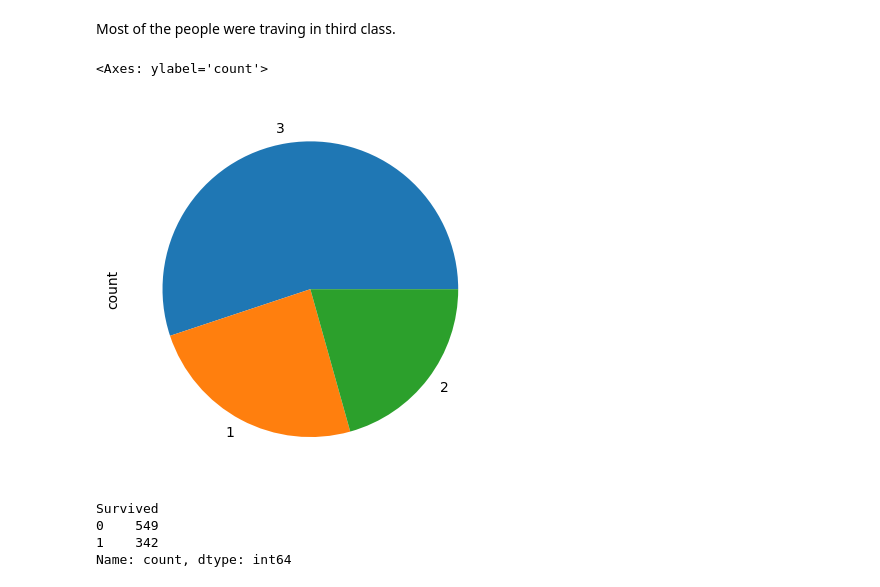
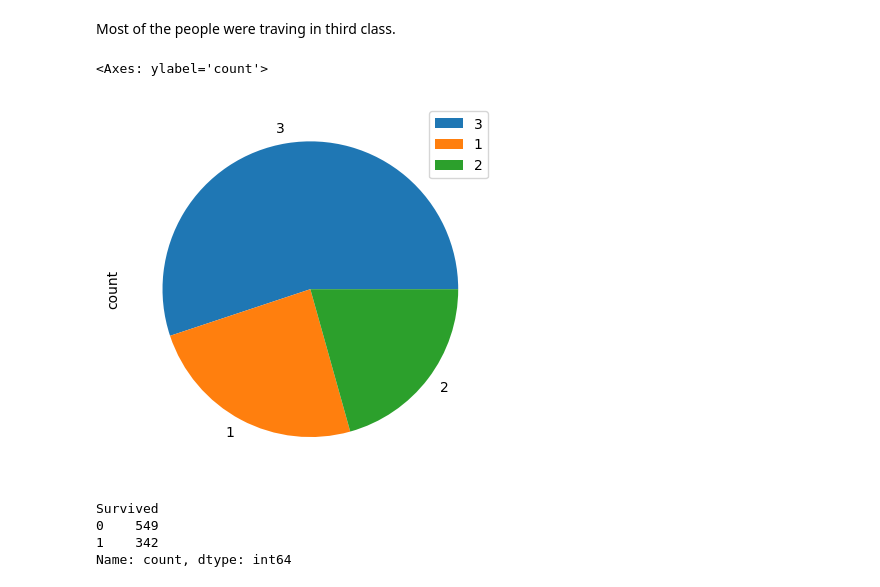
Before and after one commit to andreavecchi1996/titanic_passengers_analysis, a Jupyter notebook: Notebooks/titanic_passengers_analysis.ipynb, the cells around one changed output. Drawn from its saved outputs; the diff is of its cells as text; code cells hidden in the pictures.

```diff
--- a/Notebooks/titanic_passengers_analysis.ipynb
+++ b/Notebooks/titanic_passengers_analysis.ipynb
@@ -250,10 +252,10 @@ Name: count, dtype: int64
 # %% [markdown]
 Most of the people were traving in third class.
 # %%
-df['Pclass'].value_counts().plot(kind="pie")
+df['Pclass'].value_counts().plot(kind="pie", legend=True)
 # %% [output]
 <Axes: ylabel='count'>
-[figure, old version]
+[figure, new version]
 # %%
 df['Survived'].value_counts()
 # %% [output]
```
Also changed, not shown: parts of 13 cells of this notebook, 1 other file.
